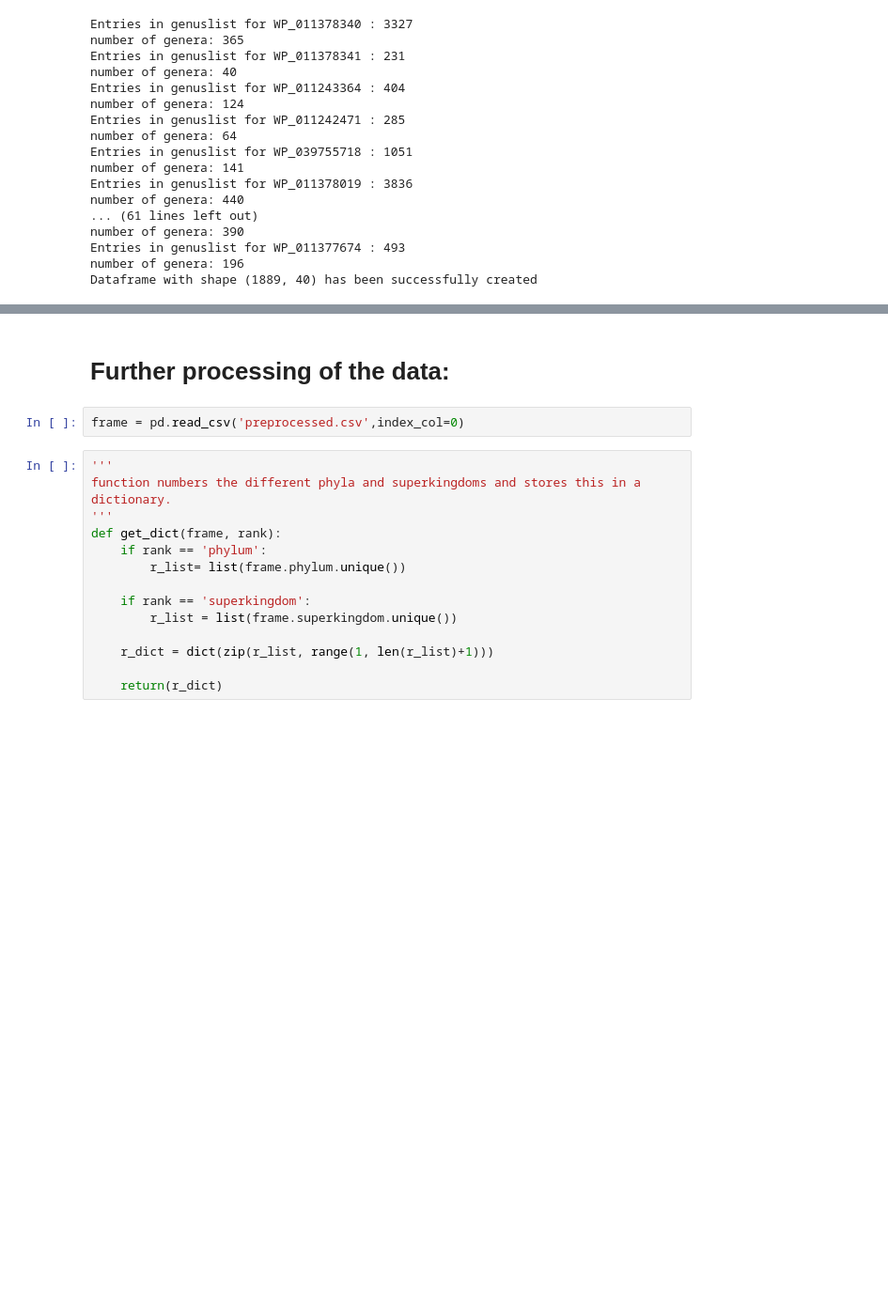
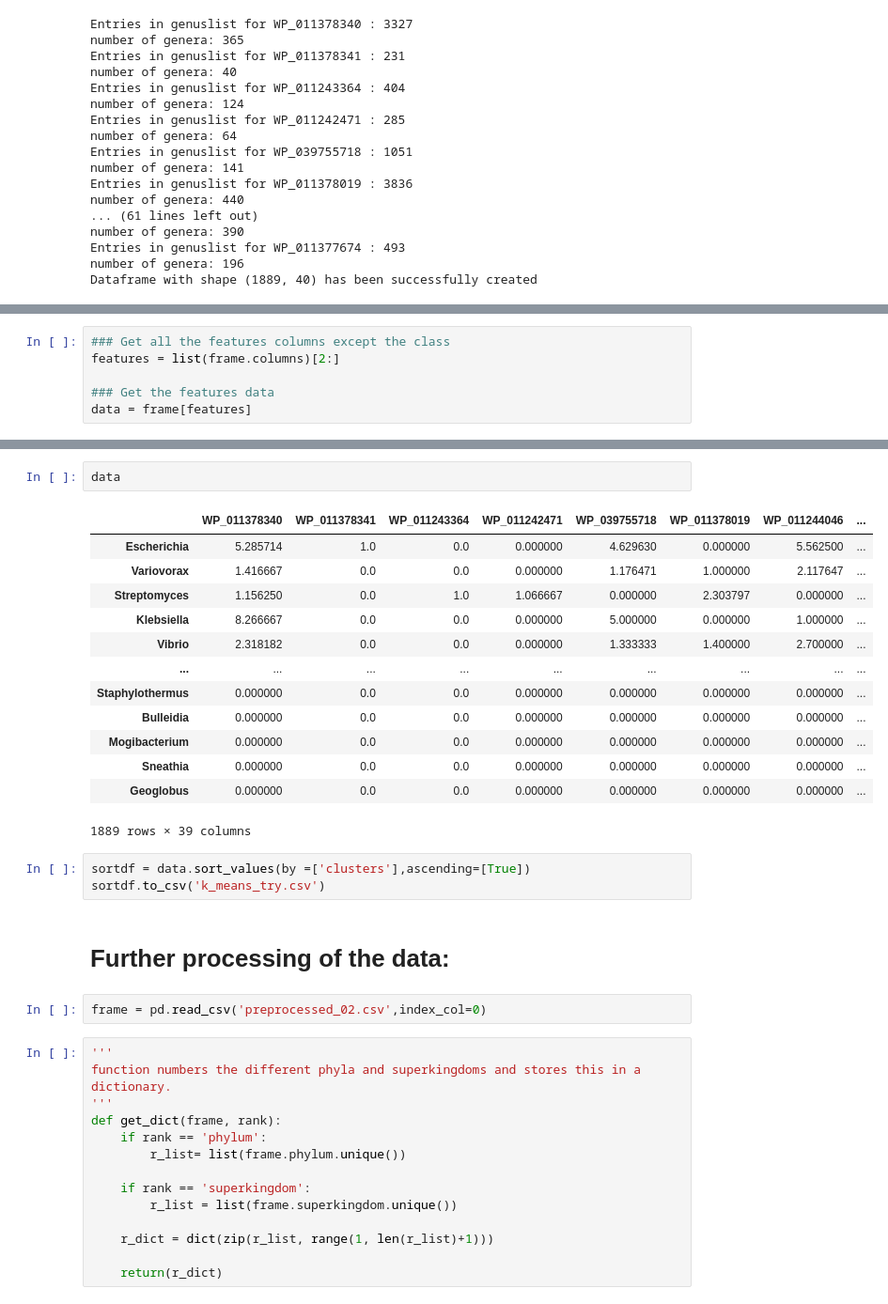
Before and after one commit to Kanomble/blast_result_processing, a Jupyter notebook: scripts/Heatmap_genus_BLASTDATA.ipynb, the cells around one changed output, grey strips where cells are left out. Shown at 94% size. Drawn from its saved outputs; the diff is of its cells as text; blank space fills up the shorter version.

```diff
--- a/scripts/Heatmap_genus_BLASTDATA.ipynb
+++ b/scripts/Heatmap_genus_BLASTDATA.ipynb
@@ -167,0 +216,6 @@ frame.to_csv('preprocessed.csv')
+# %%
+### Get all the features columns except the class
+features = list(frame.columns)[2:]
+
+### Get the features data
+data = frame[features]
@@ -168,7 +230,26 @@ frame.to_csv('preprocessed.csv')
+# %%
+data
+# %% [output]
+|  | WP_011378340 | WP_011378341 | WP_011243364 | WP_011242471 | WP_039755718 | WP_011378019 | WP_011244046 | ... |
+| Escherichia | 5.285714 | 1.0 | 0.0 | 0.000000 | 4.629630 | 0.000000 | 5.562500 | ... |
+| Variovorax | 1.416667 | 0.0 | 0.0 | 0.000000 | 1.176471 | 1.000000 | 2.117647 | ... |
+| Streptomyces | 1.156250 | 0.0 | 1.0 | 1.066667 | 0.000000 | 2.303797 | 0.000000 | ... |
+| Klebsiella | 8.266667 | 0.0 | 0.0 | 0.000000 | 5.000000 | 0.000000 | 1.000000 | ... |
+| Vibrio | 2.318182 | 0.0 | 0.0 | 0.000000 | 1.333333 | 1.400000 | 2.700000 | ... |
+| ... | ... | ... | ... | ... | ... | ... | ... | ... |
+| Staphylothermus | 0.000000 | 0.0 | 0.0 | 0.000000 | 0.000000 | 0.000000 | 0.000000 | ... |
+| Bulleidia | 0.000000 | 0.0 | 0.0 | 0.000000 | 0.000000 | 0.000000 | 0.000000 | ... |
+| Mogibacterium | 0.000000 | 0.0 | 0.0 | 0.000000 | 0.000000 | 0.000000 | 0.000000 | ... |
+| Sneathia | 0.000000 | 0.0 | 0.0 | 0.000000 | 0.000000 | 0.000000 | 0.000000 | ... |
+| Geoglobus | 0.000000 | 0.0 | 0.0 | 0.000000 | 0.000000 | 0.000000 | 0.000000 | ... |
+1889 rows × 39 columns
+# %%
+sortdf = data.sort_values(by =['clusters'],ascending=[True])
+sortdf.to_csv('k_means_try.csv')
 # %% [markdown]
 # Further processing of the data:
 # %%
-frame = pd.read_csv('preprocessed.csv',index_col=0)
+frame = pd.read_csv('preprocessed_02.csv',index_col=0)
 # %%
 '''
 function numbers the different phyla and superkingdoms and stores this in a dictionary.
```
Also changed, not shown: parts of 38 cells of this notebook.
